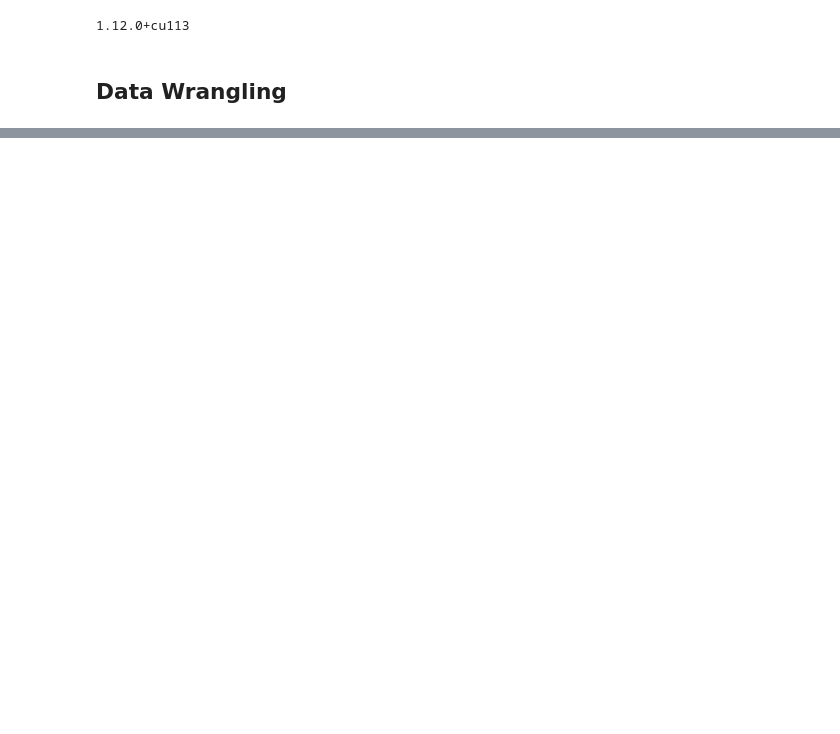
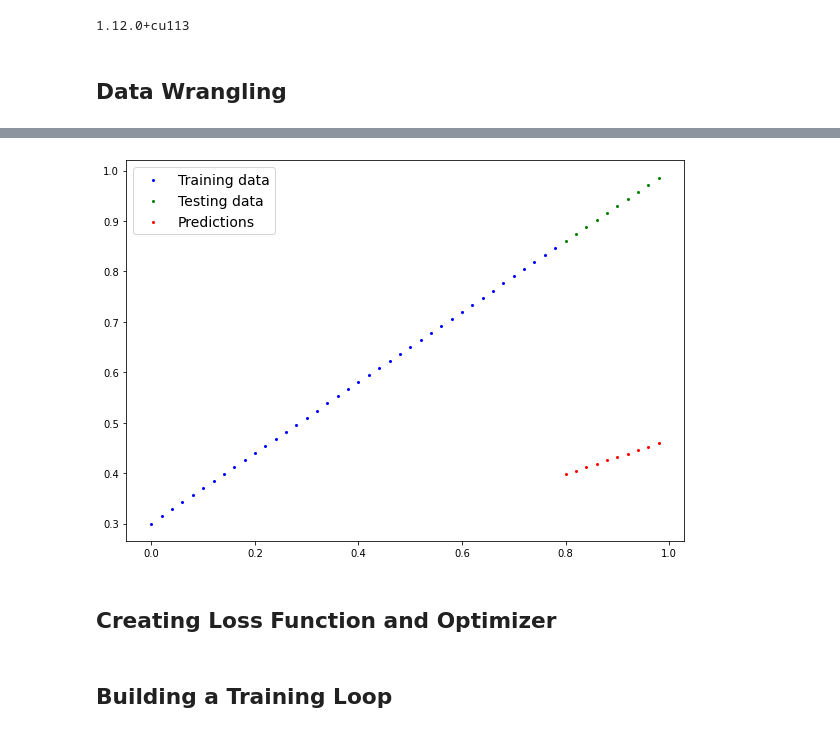
Before and after one commit to Hrithik2212/PyTorch-Deep-Learning-, a Jupyter notebook: 01_PyTorch_Workflow.ipynb, the cells around one changed output, grey strips where cells are left out. Cells and saved outputs as stored; diff of their text form; code cells hidden in the pictures; blank space fills up the shorter version.

Commit message:
Regression with Pytorch

```diff
--- a/01_PyTorch_Workflow.ipynb
+++ b/01_PyTorch_Workflow.ipynb
@@ -18,0 +88,13 @@ print(torch.__version__)
+# %%
+class LinearRegression(nn.Module):
+  def __init__(self):
+    super().__init__()
+    self.weights = nn.Parameter(torch.randn(1,
+                                             requires_grad = True ,
+                                             dtype = torch.float))
+    self.bias = nn.Parameter(torch.randn(1,
+                                        requires_grad=True,
+                                        dtype=torch.float))
+
+  def forward(self,x : torch.Tensor )->torch.Tensor:
+    return x * self.weights + self.bias
@@ -18,0 +103,4 @@ print(torch.__version__)
+# %%
+torch.manual_seed(42)
+model_0 = LinearRegression()
+list(model_0.parameters())
@@ -18,0 +115,4 @@ print(torch.__version__)
+# %%
+with torch.inference_mode():
+  y_pred = model_0.forward(X_test)
+y_pred , y_test
@@ -18,0 +139,6 @@ print(torch.__version__)
+# %%
+plot_predictions(predictions=y_pred)
+# %% [output]
+[figure, added]
+# %% [markdown]
+## Creating Loss Function and Optimizer
@@ -18,0 +152,2 @@ print(torch.__version__)
+# %% [markdown]
+## Building a Training Loop
```
Also changed, not shown: parts of 15 cells of this notebook.
